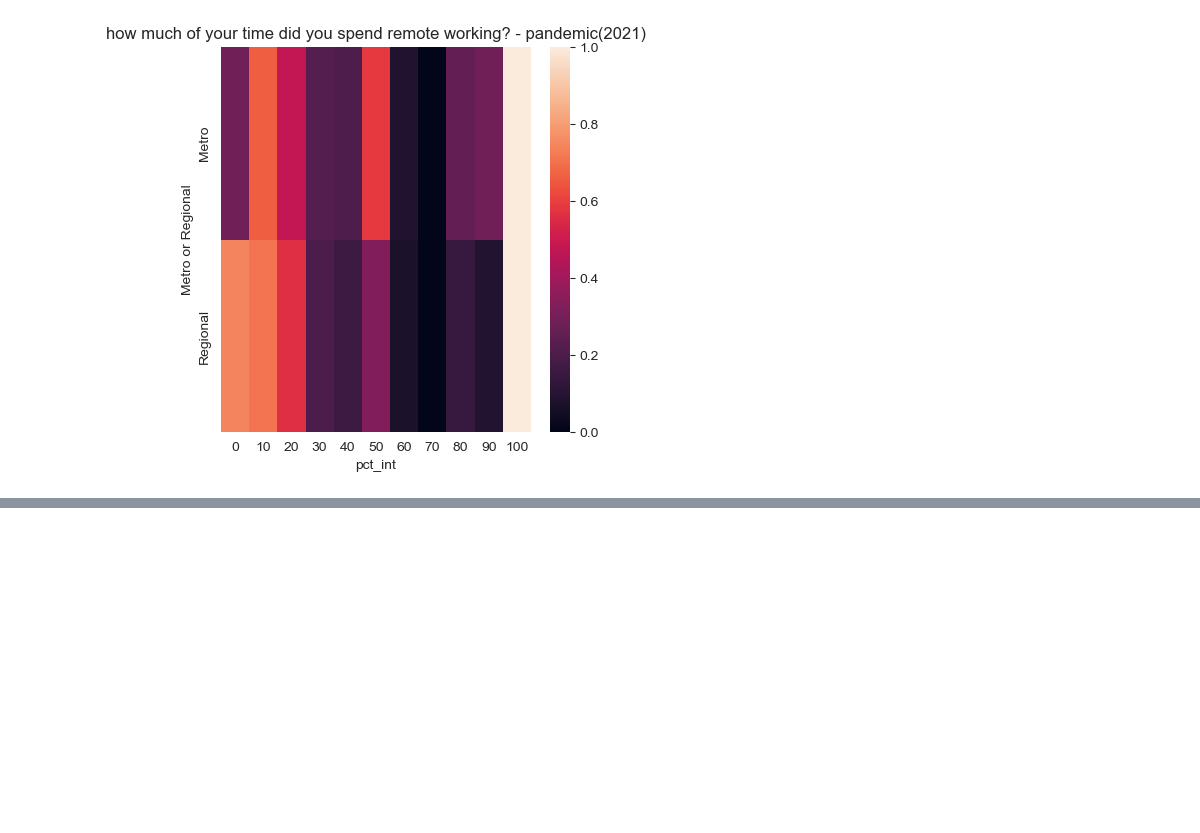
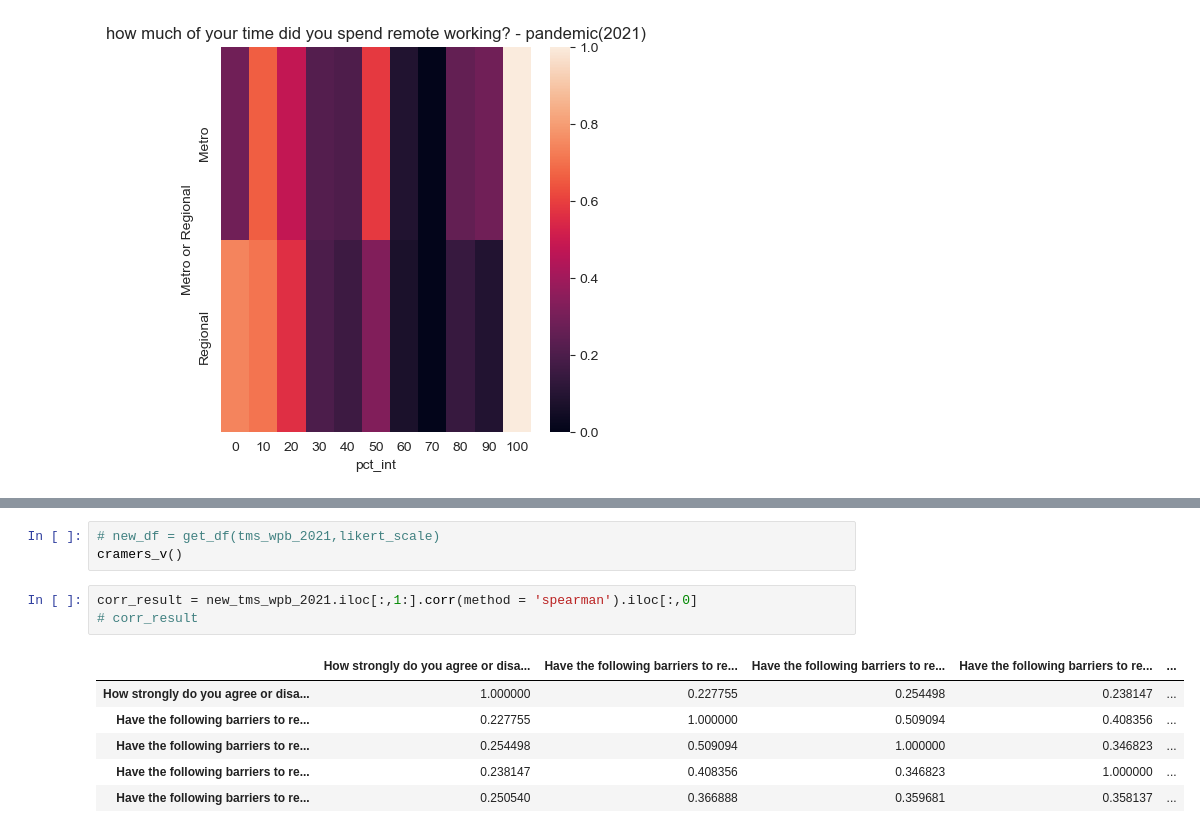
Before and after one commit to ry00iimura/MSDS_DSC672, a Jupyter notebook: EDA.ipynb, the cells around one changed output, grey strips where cells are left out. Saved outputs shown, nothing was run; the diff lists cells and outputs as text; blank space fills up the shorter version.

```diff
--- a/EDA.ipynb
+++ b/EDA.ipynb
@@ -970,0 +1119,13 @@ viz_exp11_bio(experience11_bio(10))
+# %%
+# new_df = get_df(tms_wpb_2021,likert_scale)
+cramers_v()
+# %%
+corr_result = new_tms_wpb_2021.iloc[:,1:].corr(method = 'spearman').iloc[:,0]
+# corr_result
+# %% [output]
+|  | How strongly do you agree or disa... | Have the following barriers to re... | Have the following barriers to re... | Have the following barriers to re... | ... |
+| How strongly do you agree or disa... | 1.000000 | 0.227755 | 0.254498 | 0.238147 | ... |
+| Have the following barriers to re... | 0.227755 | 1.000000 | 0.509094 | 0.408356 | ... |
+| Have the following barriers to re... | 0.254498 | 0.509094 | 1.000000 | 0.346823 | ... |
+| Have the following barriers to re... | 0.238147 | 0.408356 | 0.346823 | 1.000000 | ... |
+| Have the following barriers to re... | 0.250540 | 0.366888 | 0.359681 | 0.358137 | ... |
```
Also changed, not shown: parts of 28 cells of this notebook.
